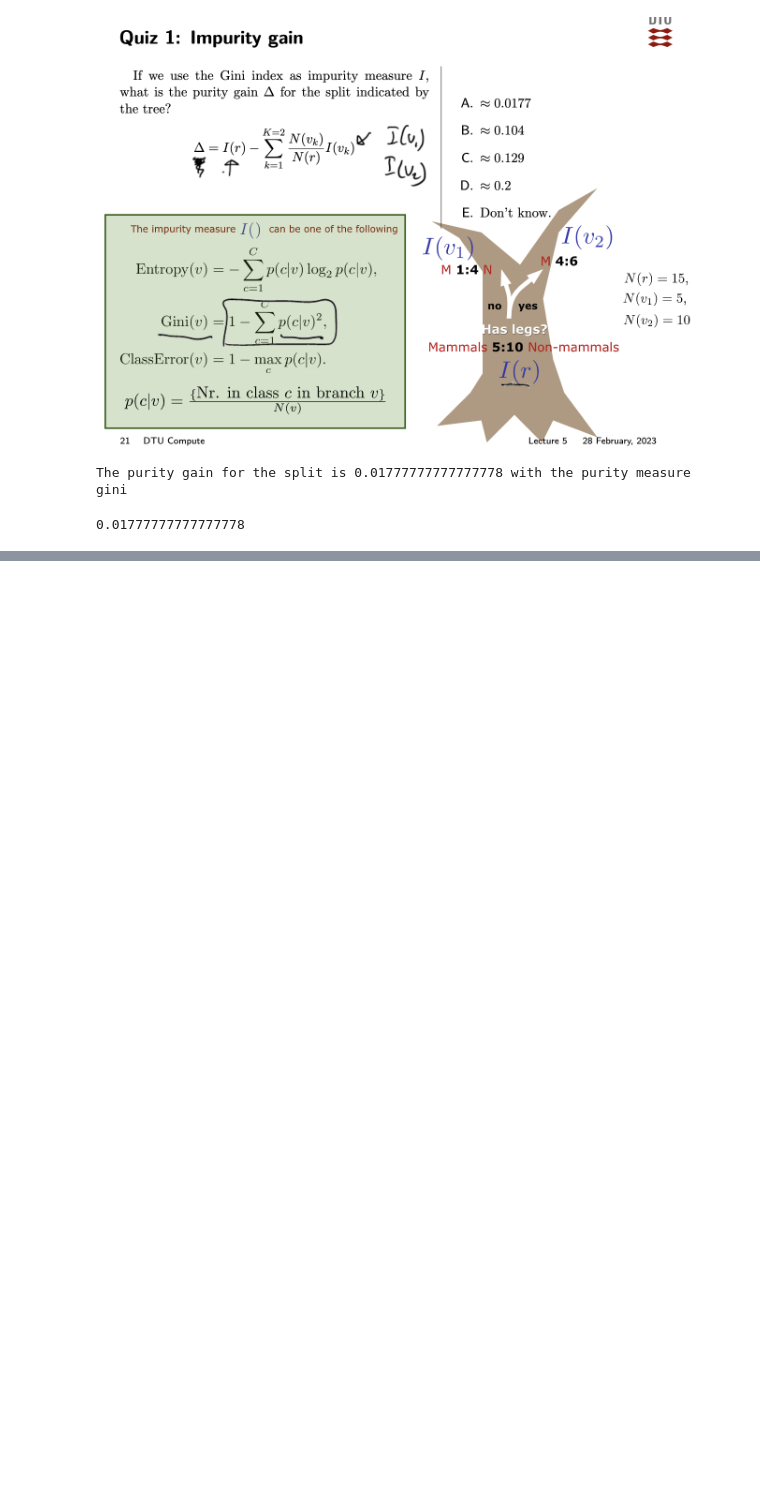
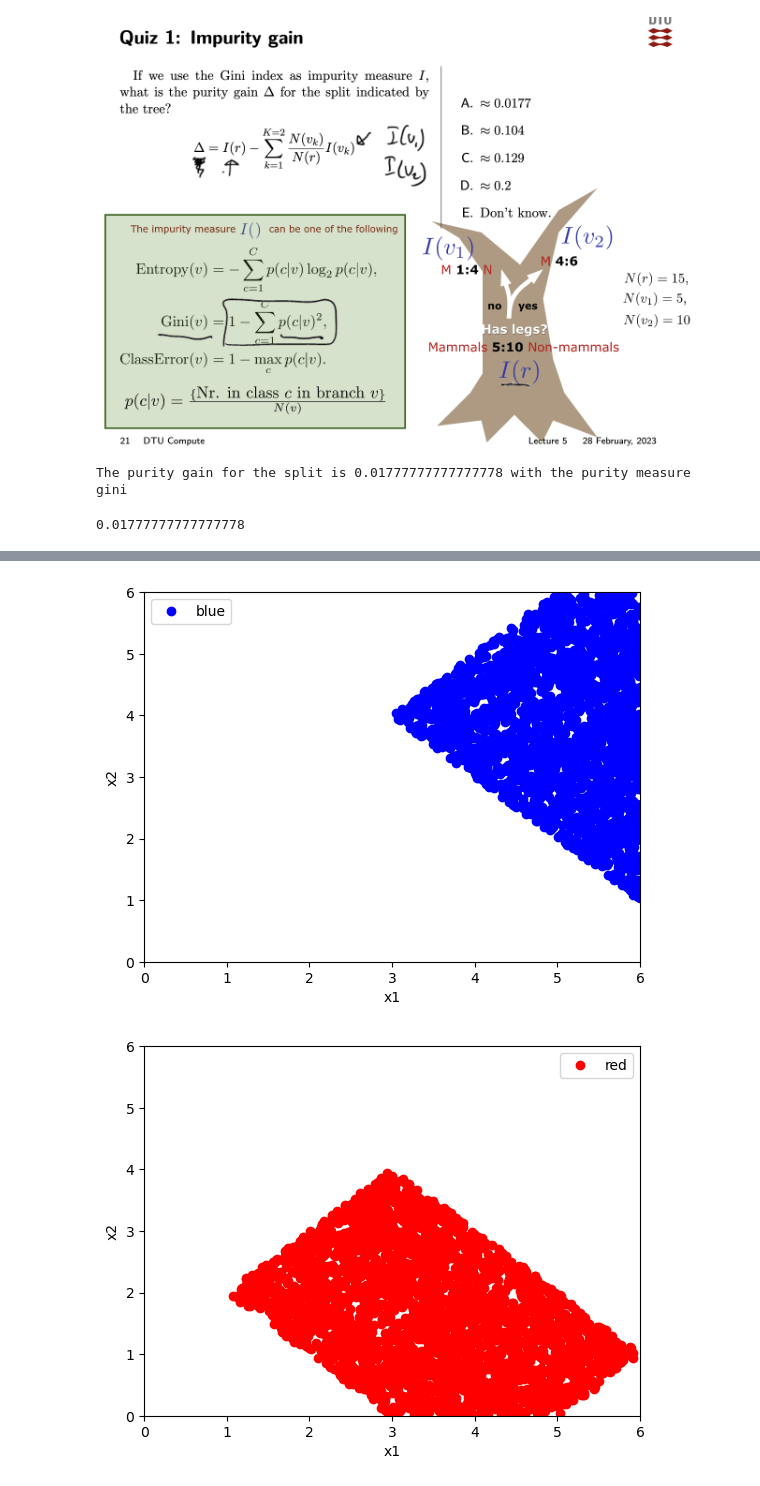
Before and after one commit to roboticapples14/ML-scripts, a Jupyter notebook: decision_trees.ipynb, the cells around one changed output, grey strips where cells are left out. Saved outputs shown, nothing was run; the diff lists cells and outputs as text; code cells hidden in the pictures; blank space fills up the shorter version.

```diff
--- a/decision_trees.ipynb
+++ b/decision_trees.ipynb
@@ -85,0 +188,75 @@ The purity gain for the split is 0.01777777777777778 with the purity measure gin
+# %%
+#Function to graph the boundaries (in 2d) of a classification problem
+#Known: Classification functions
+#Unknown: How will the 2d plot look like after applying the classification funs?
+
+# Right now it only shows the first two classes!!!!!!
+import numpy as np
+import matplotlib.pyplot as plt
+import pandas as pd
+
+def plot_boundary(df):
+    """
+    Plot the class boundaries.
+    Input: Pandas dataframe that must contain the following columns:
+        x1: x-axis data, usually randomally generated
+        x2: y-axis data, usually randomally generated
+        Category: The categories for each observation, as predicted by a class rule
+    Output: Labeled plot of the decision boundaries
+    """
+    groups = df.groupby("Category")
+    plt.figure()
+    for name, group in groups:
+        plt.plot(group.x1, group.x2, marker="o", linestyle="", label=name, color=name)
+        plt.legend()
+        plt.xlabel("x1")
+        plt.ylabel("x2")
+        plt.xlim([low, high])
+        plt.ylim([low, high])
+        plt.show()
+
+#How many random data points
+size = 10000
+
+#Random data boundaries (match the exam question scale)
+low = 0
+high = 6
+
+#Generate random data
+x1 = np.random.uniform(low=low, high=high, size=size)
+x2 = np.random.uniform(low=low, high=high, size=size)
+df = pd.DataFrame({"x1":x1, "x2":x2})
+
+#Classes; most problems have only 2 or 3. Use color names for plotting
+class1="blue"
+class2="red"
+class3="yellow"
+
+#Classificaiton functions and rules(given in the question):
+#Lambda functions format in python: lambda [input vars]:[functions statement]
+cA = lambda x1,x2:np.linalg.norm(np.array((x1-6,x2-4)).T,1,axis=1) < 3
+cB = lambda x1,x2:np.linalg.norm(np.array((x1-4,x2-2)).T,1,axis=1) < 3
+cC = lambda x1,x2:np.linalg.norm(np.array((x1-2,x2-4)).T,2,axis=1) < 3
+dec_tree = lambda A,B: np.where(A,class1,np.where(B,class2,class3)) #if true, class 1, else: check other condition
+
+c_funcs = [
+    cA,
+    cB,
+    cC
+    ]
+
+#Apply the classification funcs to the data IN ORDER of the c_funcs list:
+for i in range(len(c_funcs)):
+    df[f"dx{i+1}"]=c_funcs[i](df.x1,df.x2)
+#Debugging:
+# df["A"] = df.dx1 >= 0.5
+# df["B"] = df.dx2 > 1.0
+# df["C"] = df.dx3 > 2
+#Classify the data (finally!)
+df["Category"] = dec_tree(df.dx1,df.dx2) #add/del more variables if needed (df.dx1,df.dx2...)
+
+#Plotting
+plot_boundary(df)
+# %% [output]
+[figure, added]
+[figure, added]
```
Also changed, not shown: parts of 8 cells of this notebook, 26 other files.
